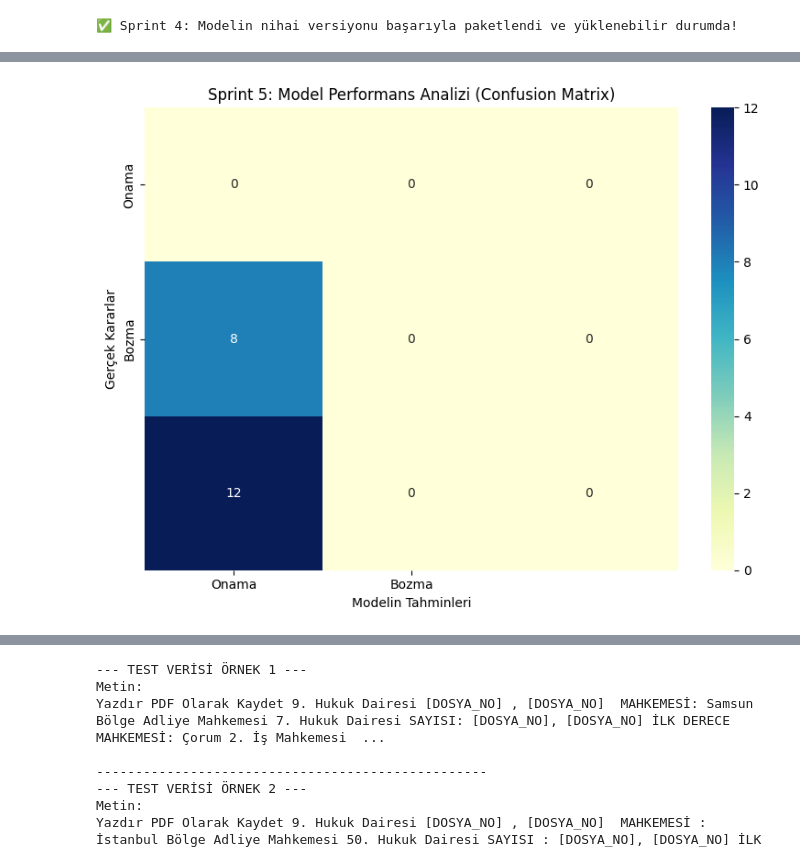
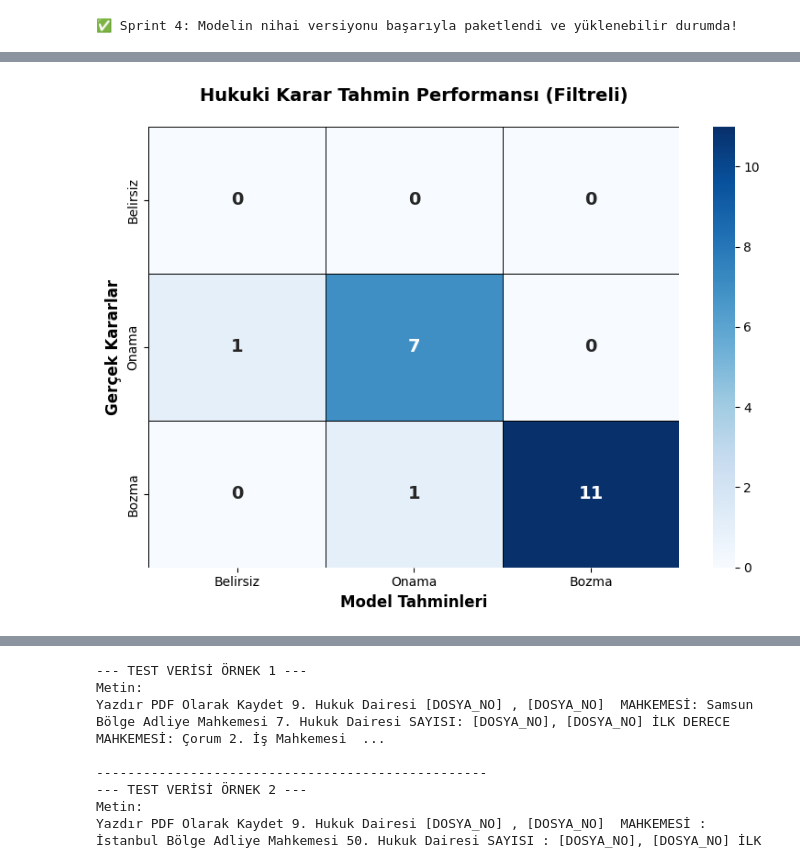
Before and after one commit to firatysrgl/NLP-ile-Yargitay-karar-tahmini, a Jupyter notebook: notebooks/01_veri_hazirlama.ipynb, the cells around one changed output, grey strips where cells are left out. Drawn from its saved outputs; the diff is of its cells as text; code cells hidden in the pictures.

```diff
--- a/notebooks/01_veri_hazirlama.ipynb
+++ b/notebooks/01_veri_hazirlama.ipynb
@@ -276,31 +253,36 @@ print("✅ Tahminler tamamlandı! Belirsiz metinler filtrelendi.")
 # %%
 import matplotlib.pyplot as plt
 import seaborn as sns
 from sklearn.metrics import confusion_matrix
-import gc
+import numpy as np
 
-# 1. Hafızayı temizleyelim (RAM'de yer açmak için kritik)
-gc.collect()
+# 1. Verileri hazırlayalım
+y_true_final = np.array(test_labels).astype(int)
+y_pred_final = np.array(y_pred).astype(int)
 
-# 2. Karışıklık Matrisini tekrar hesaplayalım
-cm = confusion_matrix(y_true, y_pred)
+# 2. BURASI: Paylaştığın kod tam buraya geliyor
+unique_labels = sorted(list(set(y_true_final) | set(y_pred_final)))
+labels_text = []
+for l in unique_labels:
+    if l == -1: labels_text.append("Belirsiz")
+    elif l == 0: labels_text.append("Onama")
+    elif l == 1: labels_text.append("Bozma")
 
-# 3. Grafiği çizdirelim
-plt.figure(figsize=(8, 6)) # Boyutu makul bir seviyede tutuyoruz
-sns.heatmap(cm,
-            annot=True,
-            fmt='d',
-            cmap='YlGnBu', # Daha yumuşak bir renk paleti
-            xticklabels=['Onama', 'Bozma'], # Etiketleri doğrudan yazalım ki karışmasın
-            yticklabels=['Onama', 'Bozma'])
+# 3. Matrisi hesapla (labels=unique_labels parametresi çok kritik!)
+cm = confusion_matrix(y_true_final, y_pred_final, labels=unique_labels)
 
-plt.title('Sprint 5: Model Performans Analizi (Confusion Matrix)')
-plt.ylabel('Gerçek Kararlar')
-plt.xlabel('Modelin Tahminleri')
+# 4. Profesyonel Çizim
+plt.figure(figsize=(8, 6))
+sns.heatmap(cm, annot=True, fmt='d', cmap='Blues',
+            xticklabels=labels_text,
+            yticklabels=labels_text,
+            annot_kws={"size": 14, "weight": "bold"},
+            linewidths=0.5, linecolor='black')
 
-# 4. Grafiği hem gösterelim hem de kayıpsız kaydedelim
+plt.title('Hukuki Karar Tahmin Performansı (Filtreli)', fontsize=14, weight='bold', pad=20)
+plt.ylabel('Gerçek Kararlar', fontsize=12, weight='bold')
+plt.xlabel('Model Tahminleri', fontsize=12, weight='bold')
 plt.tight_layout()
-plt.savefig("sprint5_temiz_grafik.png", dpi=200)
 plt.show()
 # %% [output]
-[figure, old version]
+[figure, new version]
```
Also changed, not shown: parts of 8 cells of this notebook.
